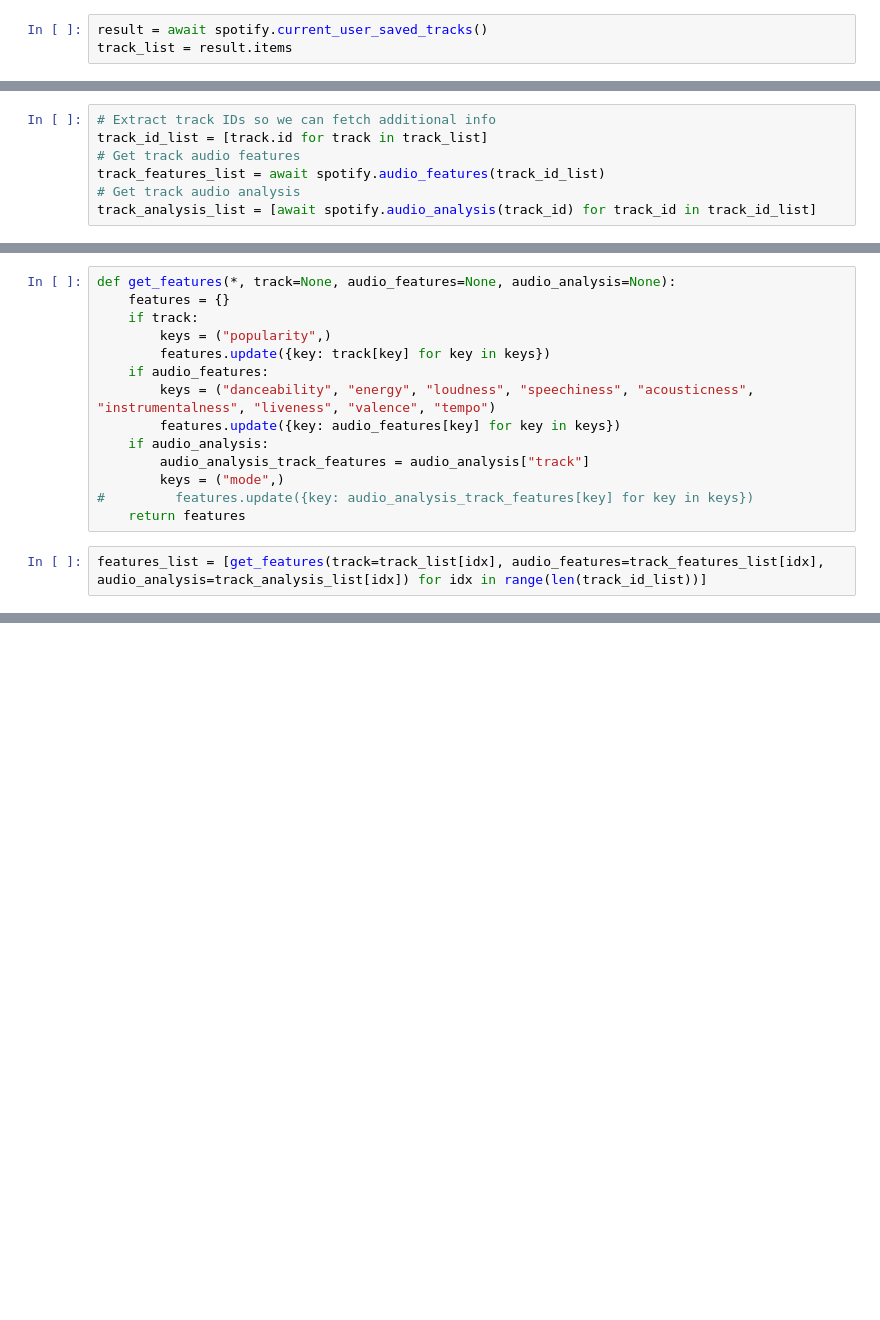
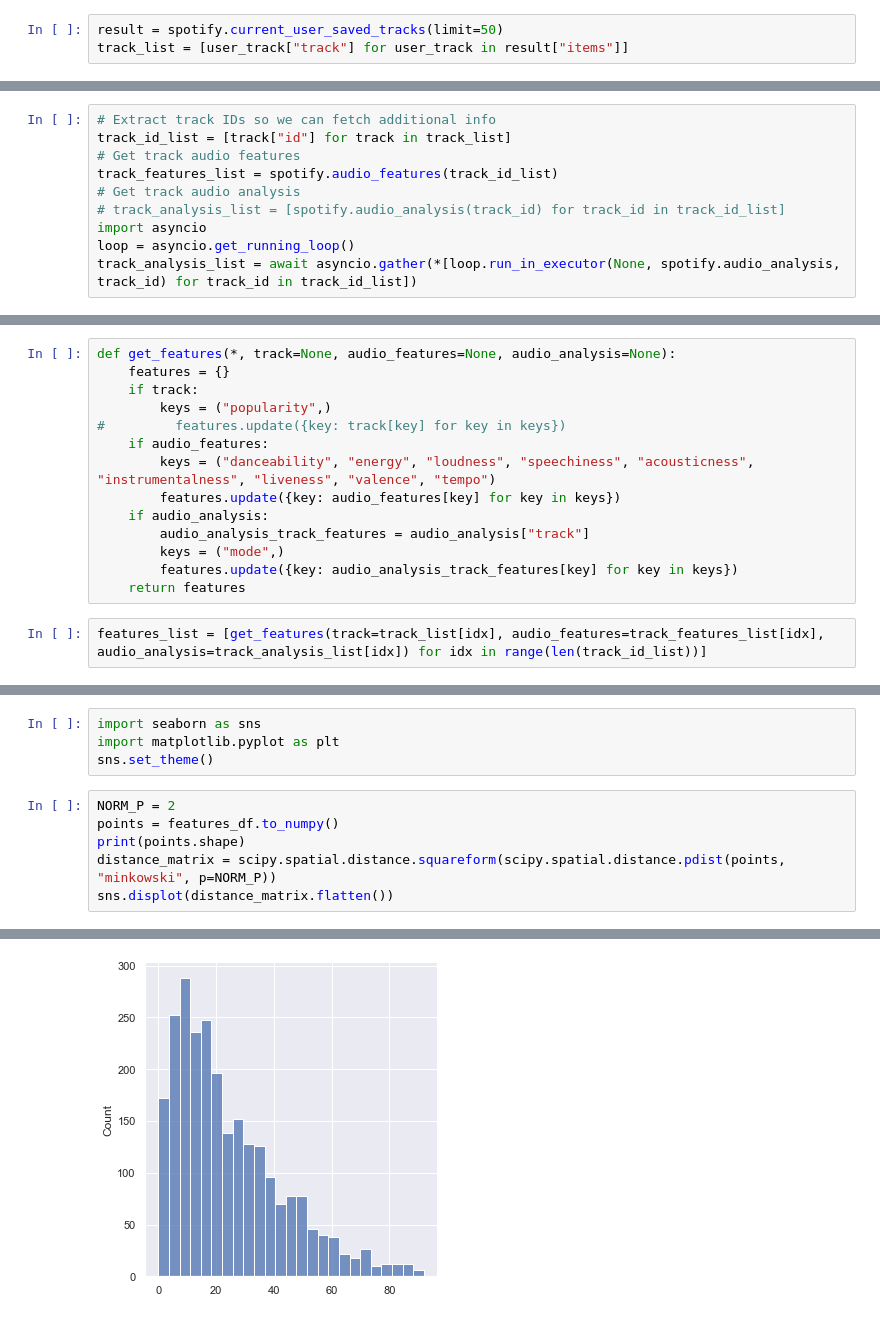
Before and after one commit to tasercake/smoothify, a Jupyter notebook: smoothify/notebooks/Smoothest path.ipynb, the cells around one changed output, grey strips where cells are left out. Cells and saved outputs as stored; diff of their text form; blank space fills up the shorter version.

Commit message:
First protoype for smoothest path through spotify playlist

```diff
--- a/smoothify/notebooks/Smoothest path.ipynb
+++ b/smoothify/notebooks/Smoothest path.ipynb
@@ -19,3 +17,3 @@ spotify = Spotify(auth=ACCESS_TOKEN)
 # %%
-result = await spotify.current_user_saved_tracks()
-track_list = result.items
+result = spotify.current_user_saved_tracks(limit=50)
+track_list = [user_track["track"] for user_track in result["items"]]
@@ -26,7 +22,10 @@ dict_keys(['album', 'artists', 'available_markets', 'disc_number', 'duration_ms'
 # %%
 # Extract track IDs so we can fetch additional info
-track_id_list = [track.id for track in track_list]
+track_id_list = [track["id"] for track in track_list]
 # Get track audio features
-track_features_list = await spotify.audio_features(track_id_list)
+track_features_list = spotify.audio_features(track_id_list)
 # Get track audio analysis
-track_analysis_list = [await spotify.audio_analysis(track_id) for track_id in track_id_list]
+# track_analysis_list = [spotify.audio_analysis(track_id) for track_id in track_id_list]
+import asyncio
+loop = asyncio.get_running_loop()
+track_analysis_list = await asyncio.gather(*[loop.run_in_executor(None, spotify.audio_analysis, track_id) for track_id in track_id_list])
@@ -37,14 +56,14 @@ def get_features(*, track=None, audio_features=None, audio_analysis=None):
     features = {}
     if track:
         keys = ("popularity",)
-        features.update({key: track[key] for key in keys})
+#         features.update({key: track[key] for key in keys})
     if audio_features:
         keys = ("danceability", "energy", "loudness", "speechiness", "acousticness", "instrumentalness", "liveness", "valence", "tempo")
         features.update({key: audio_features[key] for key in keys})
     if audio_analysis:
         audio_analysis_track_features = audio_analysis["track"]
         keys = ("mode",)
-#         features.update({key: audio_analysis_track_features[key] for key in keys})
+        features.update({key: audio_analysis_track_features[key] for key in keys})
     return features
 # %%
 features_list = [get_features(track=track_list[idx], audio_features=track_features_list[idx], audio_analysis=track_analysis_list[idx]) for idx in range(len(track_id_list))]
@@ -70,0 +98,11 @@ g = nx.Graph()
+# %%
+import seaborn as sns
+import matplotlib.pyplot as plt
+sns.set_theme()
+# %%
+NORM_P = 2
+points = features_df.to_numpy()
+print(points.shape)
+distance_matrix = scipy.spatial.distance.squareform(scipy.spatial.distance.pdist(points, "minkowski", p=NORM_P))
+sns.displot(distance_matrix.flatten())
+# %% [output]
@@ -70,0 +111 @@ g = nx.Graph()
+[figure, added]
```
Also changed, not shown: parts of 26 cells of this notebook, 1 other file.
